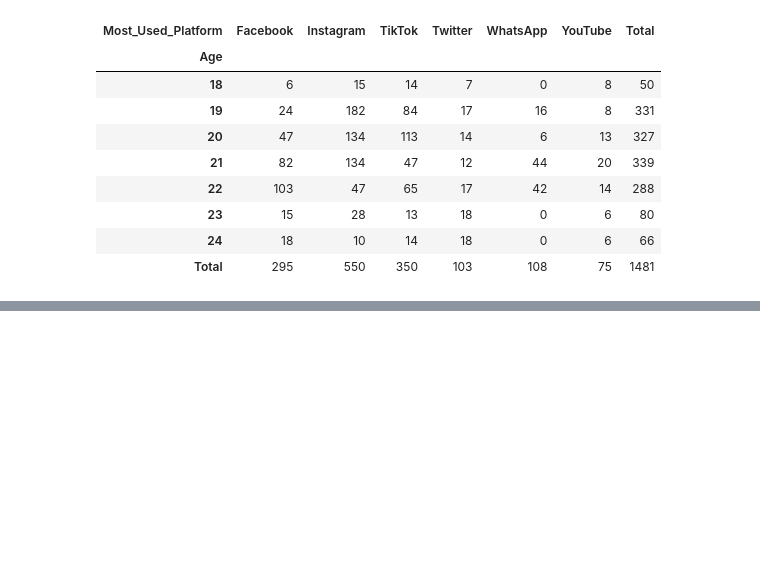
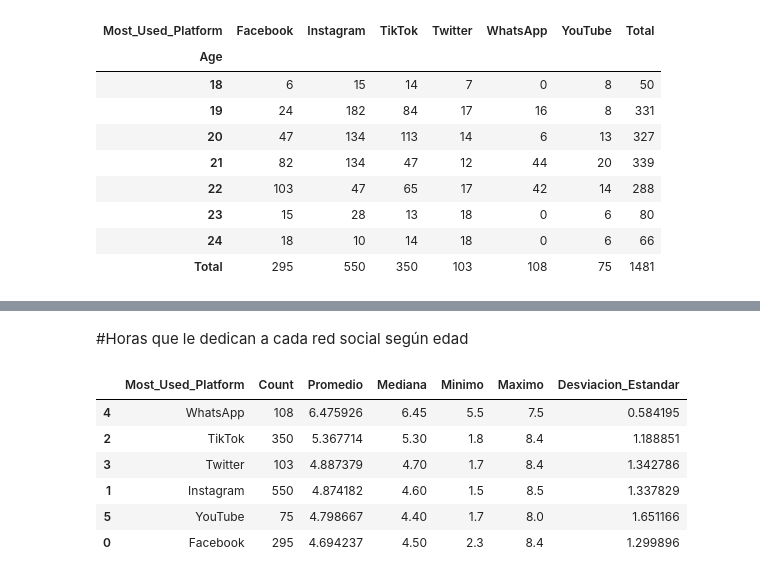
Before and after one commit to Chaile-Mendez/tp-analisis-labo, a Jupyter notebook: TP_GRUPAL.ipynb, the cells around one changed output, grey strips where cells are left out. Cells and saved outputs as stored; diff of their text form; code cells hidden in the pictures; blank space fills up the shorter version.

```diff
--- a/TP_GRUPAL.ipynb
+++ b/TP_GRUPAL.ipynb
@@ -540,15 +541,25 @@ HORAS QUE LE DEDICAN A CADA RED SOCIAL SEGÚN EDAD
+# %% [markdown]
+#Horas que le dedican a cada red social según edad
 # %%
 # Calcular métricas estadísticas de uso diario agrupado por plataforma
-metricas_plataformas = df_final.groupby('Most_Used_Platform')['Avg_Daily_Usage_Hours'].agg(
+metricas_plataformas = df_filtrado.groupby('Most_Used_Platform')['Avg_Daily_Usage_Hours'].agg(
     Count='count',
     Promedio='mean',
     Mediana='median',
     Minimo='min',
     Maximo='max',
     Desviacion_Estandar='std'
 ).reset_index()
 
 # Mostrar el DataFrame resultante ordenado por el promedio de uso diario
 metricas_plataformas = metricas_plataformas.sort_values(by='Promedio', ascending=False)
 display(metricas_plataformas)
+# %% [output]
+|  | Most_Used_Platform | Count | Promedio | Mediana | Minimo | Maximo | Desviacion_Estandar |
+| 4 | WhatsApp | 108 | 6.475926 | 6.45 | 5.5 | 7.5 | 0.584195 |
+| 2 | TikTok | 350 | 5.367714 | 5.30 | 1.8 | 8.4 | 1.188851 |
+| 3 | Twitter | 103 | 4.887379 | 4.70 | 1.7 | 8.4 | 1.342786 |
+| 1 | Instagram | 550 | 4.874182 | 4.60 | 1.5 | 8.5 | 1.337829 |
+| 5 | YouTube | 75 | 4.798667 | 4.40 | 1.7 | 8.0 | 1.651166 |
+| 0 | Facebook | 295 | 4.694237 | 4.50 | 2.3 | 8.4 | 1.299896 |
 # %% [markdown]
```
Also changed, not shown: parts of 11 cells of this notebook.
